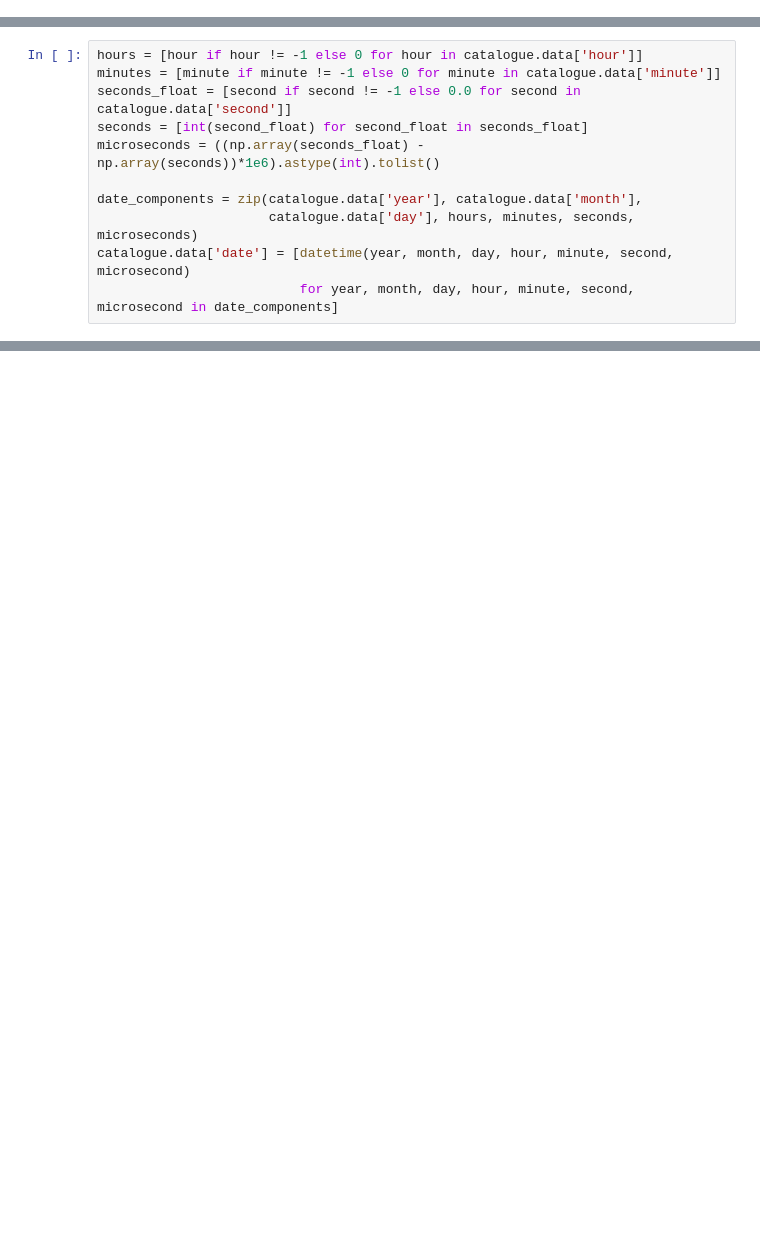
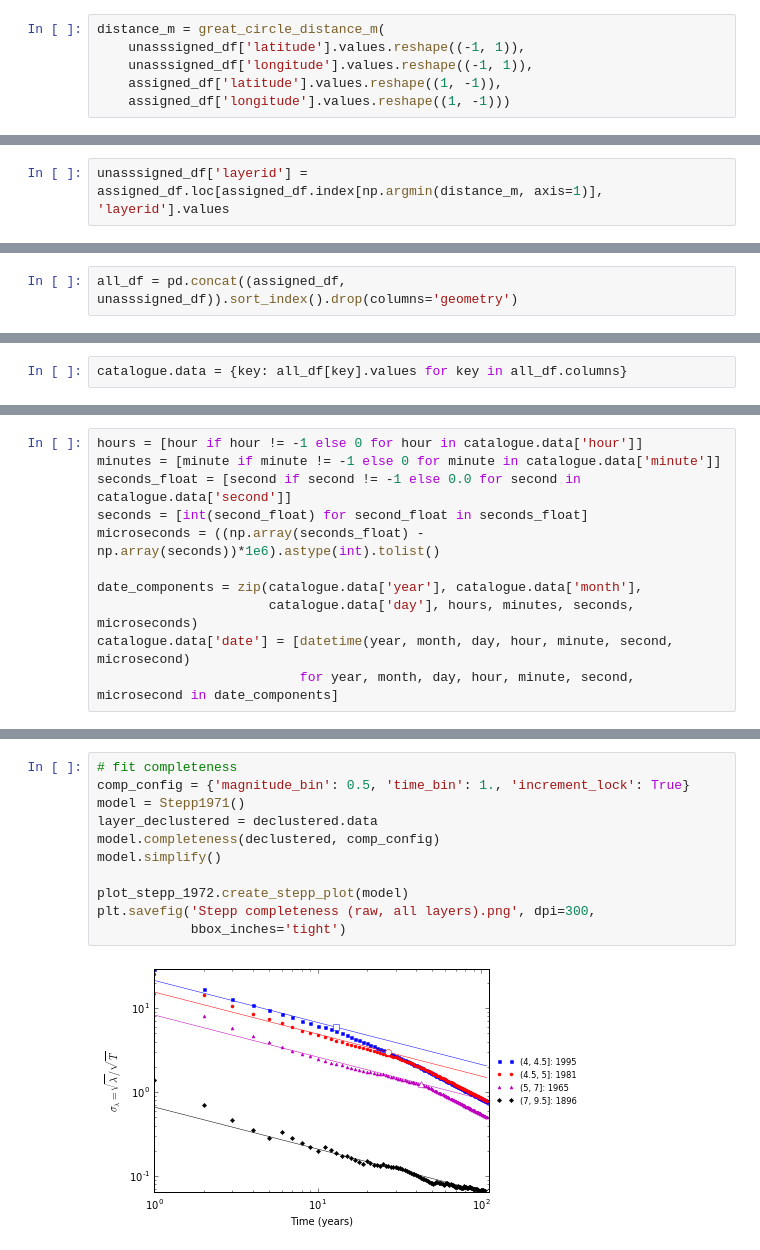
Before and after one commit to nackerley/indian-subcontinent-psha, a Jupyter notebook: Smoothed/Smoothed Seismicity from Catalogue.ipynb, the cells around one changed output, grey strips where cells are left out. Cells and saved outputs as stored; diff of their text form; blank space fills up the shorter version.

Commit message:
Updated re-derivation of smoothed-gridded seismicity model. Verified everything still working with OpenQuake 2.8.
Former-commit-id: dca83792b6e9b61f89ca0355389d5b738a49977e

```diff
--- a/Smoothed/Smoothed Seismicity from Catalogue.ipynb
+++ b/Smoothed/Smoothed Seismicity from Catalogue.ipynb
@@ -274,0 +221,6 @@ At a glance, there are 2 mainshocks in the top 15 magnitude events which are act
+# %%
+distance_m = great_circle_distance_m(
+    unasssigned_df['latitude'].values.reshape((-1, 1)),
+    unasssigned_df['longitude'].values.reshape((-1, 1)),
+    assigned_df['latitude'].values.reshape((1, -1)),
+    assigned_df['longitude'].values.reshape((1, -1)))
@@ -274,0 +236,2 @@ At a glance, there are 2 mainshocks in the top 15 magnitude events which are act
+# %%
+unasssigned_df['layerid'] = assigned_df.loc[assigned_df.index[np.argmin(distance_m, axis=1)], 'layerid'].values
@@ -274,0 +253,2 @@ At a glance, there are 2 mainshocks in the top 15 magnitude events which are act
+# %%
+all_df = pd.concat((assigned_df, unasssigned_df)).sort_index().drop(columns='geometry')
@@ -274,0 +264,2 @@ At a glance, there are 2 mainshocks in the top 15 magnitude events which are act
+# %%
+catalogue.data = {key: all_df[key].values for key in all_df.columns}
@@ -843,0 +398,13 @@ plt.colorbar();
+# %%
+# fit completeness
+comp_config = {'magnitude_bin': 0.5, 'time_bin': 1., 'increment_lock': True}
+model = Stepp1971()
+layer_declustered = declustered.data
+model.completeness(declustered, comp_config)
+model.simplify()
+
+plot_stepp_1972.create_stepp_plot(model)
+plt.savefig('Stepp completeness (raw, all layers).png', dpi=300,
+            bbox_inches='tight')
+# %% [output]
+[figure, added]
```
Also changed, not shown: parts of 93 cells of this notebook, 41 other files.
